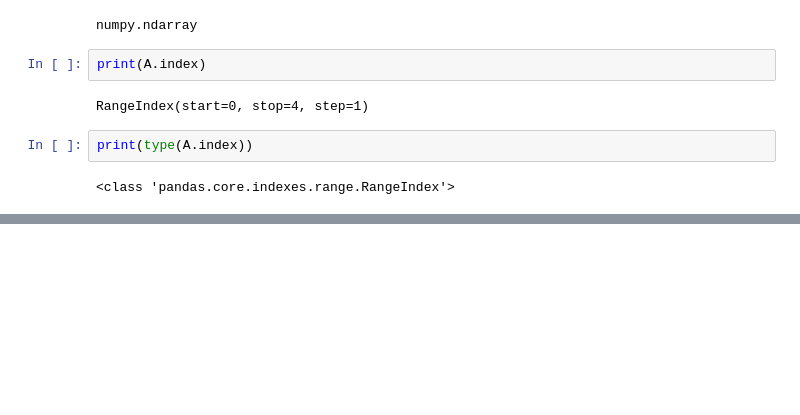
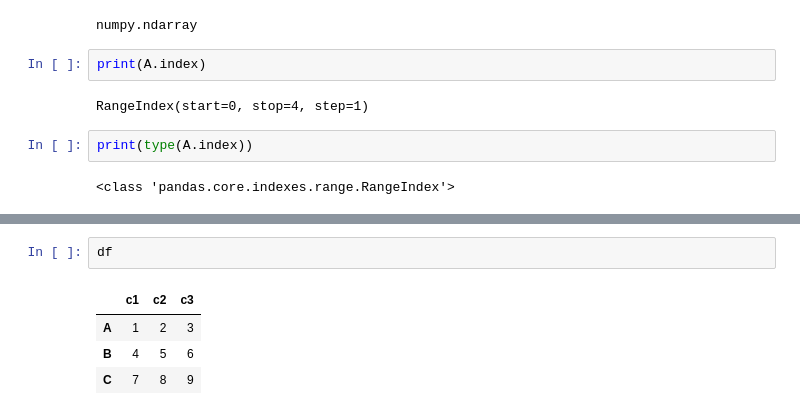
Before and after one commit to Pepcoders/Data-Science-January, a Jupyter notebook: Pandas/Pandas.ipynb, the cells around one changed output, grey strips where cells are left out. Drawn from its saved outputs; the diff is of its cells as text; blank space fills up the shorter version.

```diff
--- a/Pandas/Pandas.ipynb
+++ b/Pandas/Pandas.ipynb
@@ -47,0 +167,7 @@ dtype: int64
+# %%
+df
+# %% [output]
+|  | c1 | c2 | c3 |
+| A | 1 | 2 | 3 |
+| B | 4 | 5 | 6 |
+| C | 7 | 8 | 9 |
```
Also changed, not shown: parts of 37 cells of this notebook.
